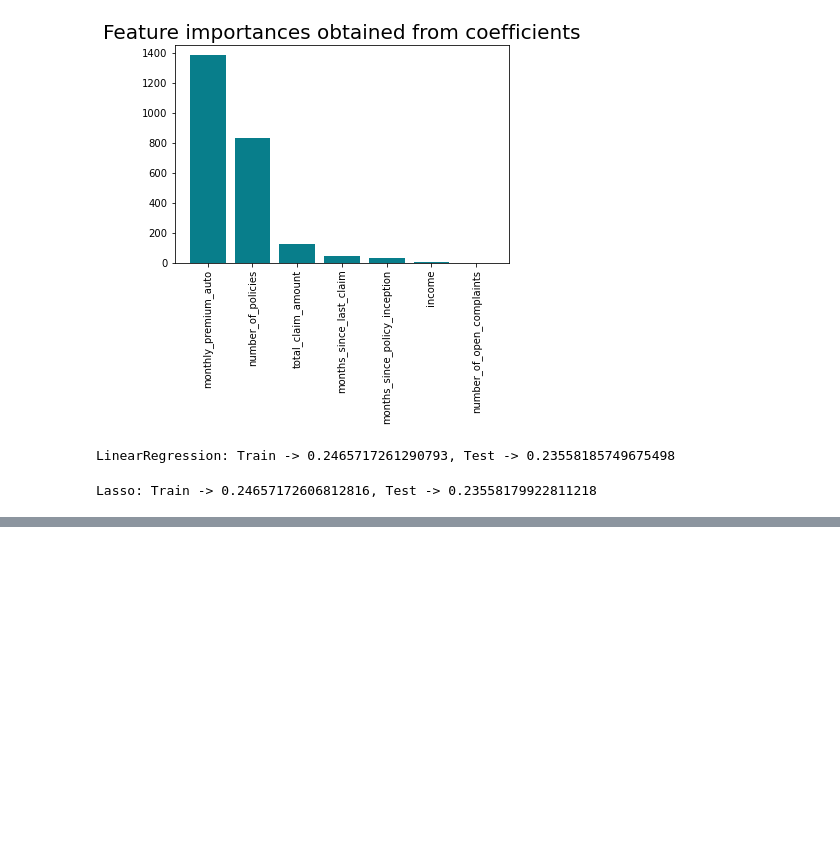
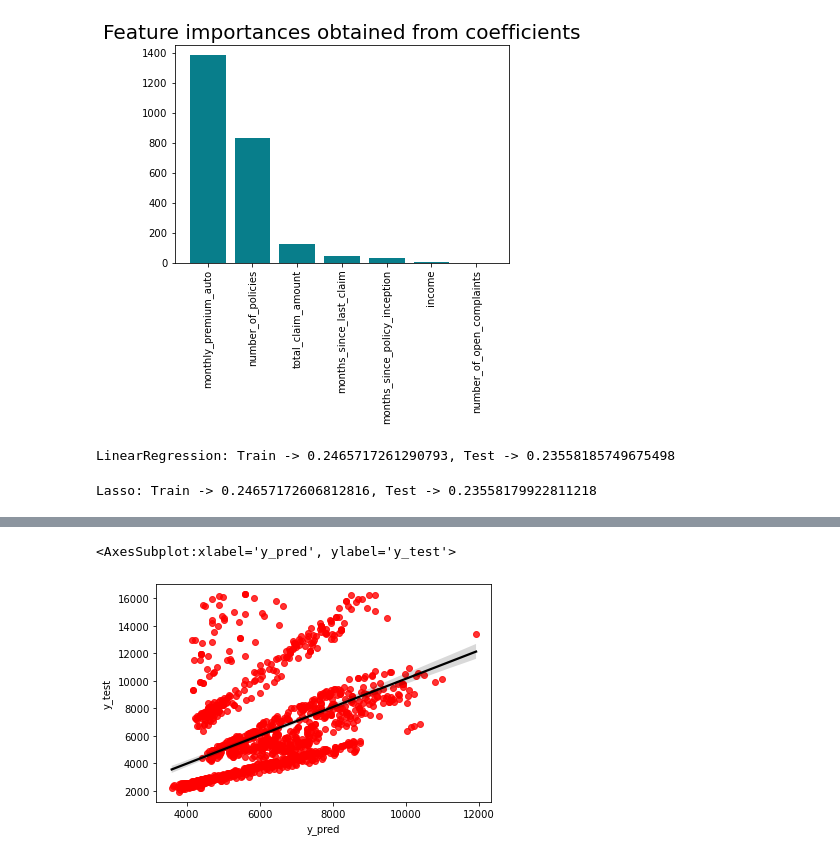
Before and after one commit to esSarah/IronRoth, a Jupyter notebook: Case Study/Customer_Analysis_Case_Study/GrandTheftAuto.ipynb, the cells around one changed output, grey strips where cells are left out. Drawn from its saved outputs; the diff is of its cells as text; code cells hidden in the pictures; blank space fills up the shorter version.

```diff
--- a/Case Study/Customer_Analysis_Case_Study/GrandTheftAuto.ipynb
+++ b/Case Study/Customer_Analysis_Case_Study/GrandTheftAuto.ipynb
@@ -39,6 +39,24 @@ def lower_case_column_names(df):
 def lower_case_text_fields(df, column_name):
     df[column_name] = df[column_name].apply(lambda x: str(x).lower())
     return True
+
+def df_info(field, df):
+    print(column + "\n")
+    print(field + " nAns: " + str(len(df.loc[df[field].isnull()])) )
+    if(str(df[field].dtypes)=='object'):
+        print(str(df[field].value_counts()))
+    print("\n")
+
+def dummyfy(field, df):
+
+    dummies = pd.get_dummies(df[field].to_frame() , columns=[field])
+    return dummies.iloc[: , 1:]
+
+def join_categories(df_categories, df_join_to):
+    for column in df_categories:
+        df_dummiefied = dummyfy(column, df_categories)
+        df_join_to = pd.concat([df_join_to, df_dummiefied], axis=1, join="inner")
+    return df_join_to
 # %%
 #get the first file
 
@@ -1403,0 +1433,3 @@ Ridge: Train -> 0.24065156339209215, Test -> 0.23084603395290526
+# %%
+nelsons_categories = nelsons_categories.drop(labels=['effective_to_date',],axis=1)
+nelson_prepared = join_categories(nelsons_categories, nelsons_numbers)
@@ -1403,0 +1489,14 @@ Ridge: Train -> 0.24065156339209215, Test -> 0.23084603395290526
+# %%
+X=nelson_prepared.drop('customer_lifetime_value', axis=1)
+y=nelson_prepared['customer_lifetime_value']
+X_train, X_test, y_train, y_test=train_test_split(X, y, test_size=.20,random_state=42)
+
+# feature drop
+X_train =feature_drop_test(LinearRegression(), X_train, y_train, X_test, 8)
+
+std_scaler=StandardScaler().fit(X_train)   ##. finding the parameters ( mean, variance from the training set )
+
+X_train_scaled=std_scaler.transform(X_train)
+X_test_scaled=std_scaler.transform(X_test)
+
+model_test(LinearRegression(),  X_train, y_train, X_test )
@@ -1403,0 +1538,6 @@ Ridge: Train -> 0.24065156339209215, Test -> 0.23084603395290526
+# %%
+result=pd.DataFrame({"y_test":y_test,"y_pred":y_pred})
+sns.regplot(x='y_pred',y='y_test', data=result, scatter_kws={"color": "red"}, line_kws={"color": "black"})
+# %% [output]
+<AxesSubplot:xlabel='y_pred', ylabel='y_test'>
+[figure, added]
```
Also changed, not shown: parts of 12 cells of this notebook, 1 other file.
